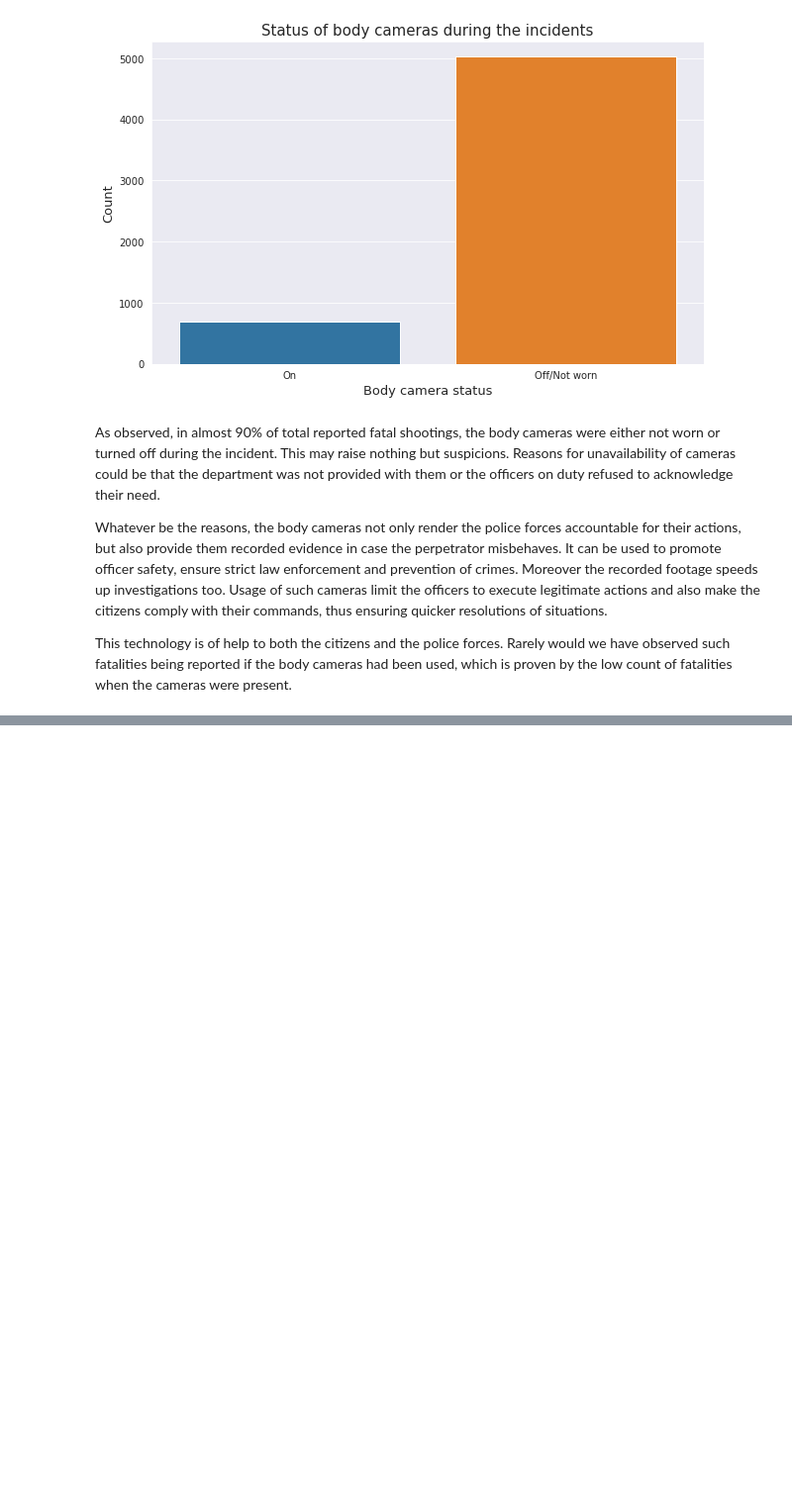
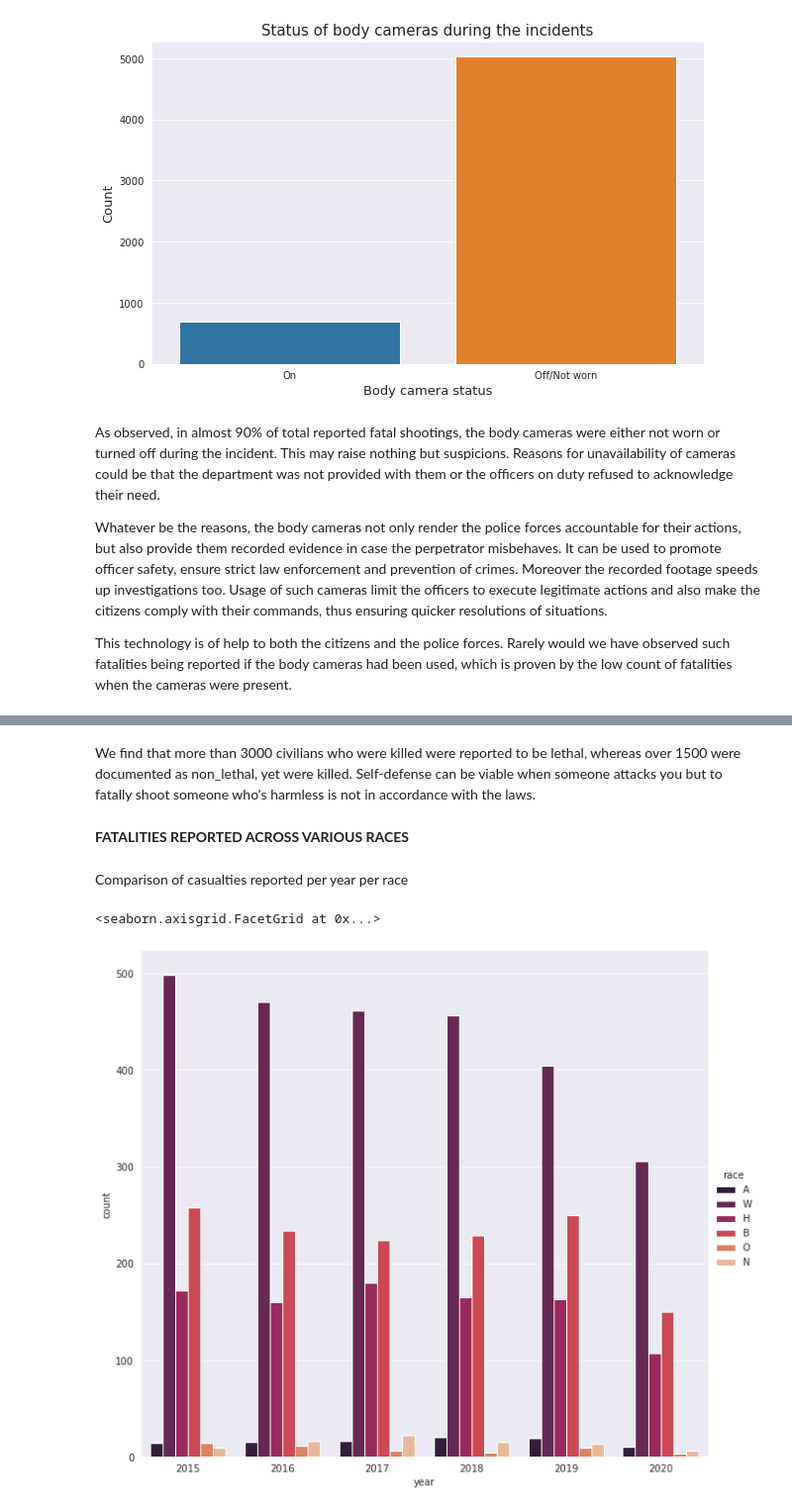
Before and after one commit to dedpool-glitch/USPS, a Jupyter notebook: usps1520.ipynb, the cells around one changed output, grey strips where cells are left out. Shown: that part at 99% size. Drawn from its saved outputs; the diff is of its cells as text; code cells hidden in the pictures; blank space fills up the shorter version.

```diff
--- a/usps1520.ipynb
+++ b/usps1520.ipynb
@@ -275,0 +291,12 @@ This technology is of help to both the citizens and the police forces. Rarely wo
+# %% [markdown]
+We find that more than 3000 civilians who were killed were reported to be lethal, whereas over 1500 were documented as non_lethal, yet were killed. Self-defense can be viable when someone attacks you but to fatally shoot someone who's harmless is not in accordance with the laws.
+# %% [markdown]
+**FATALITIES REPORTED ACROSS VARIOUS RACES**
+# %% [markdown]
+Comparison of casualties reported per year per race
+# %%
+sns.catplot(x="year", hue="race", kind="count",palette="rocket",height=8, aspect=1.1,
+            data=usps)
+# %% [output]
+<seaborn.axisgrid.FacetGrid at 0x...>
+[figure, added]
```
Also changed, not shown: parts of 11 cells of this notebook.
